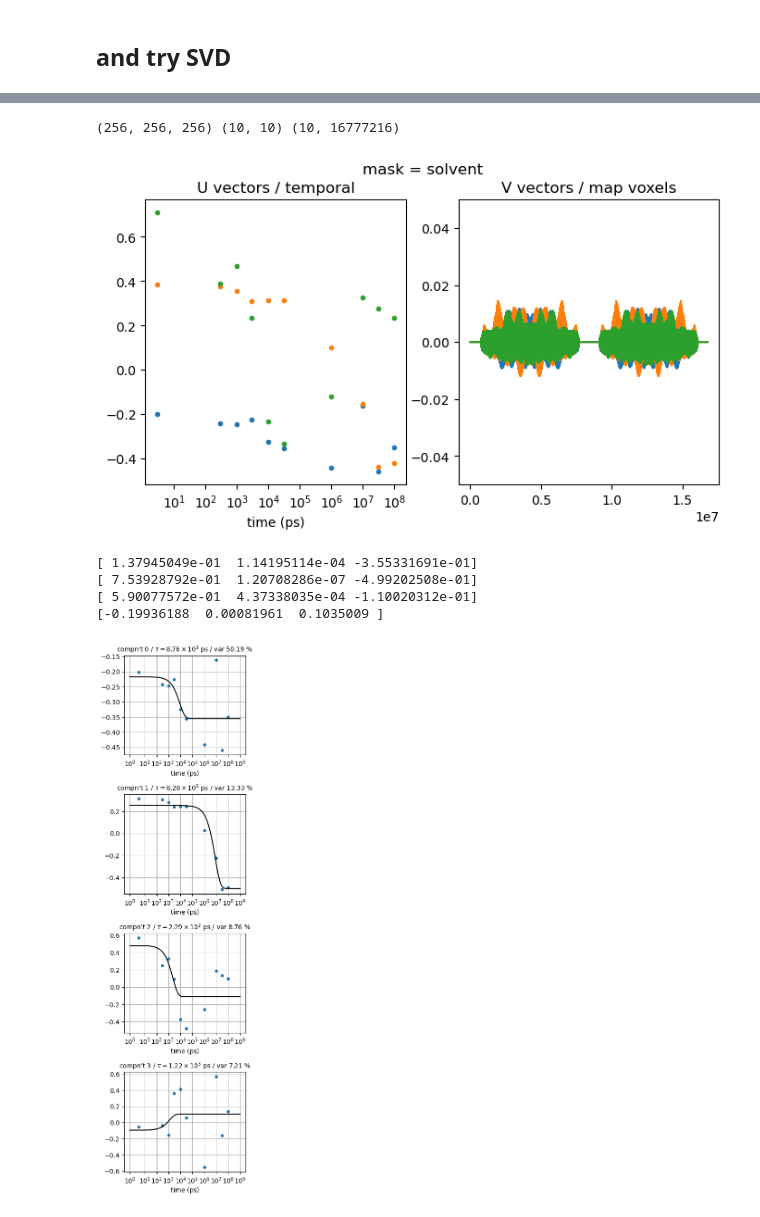
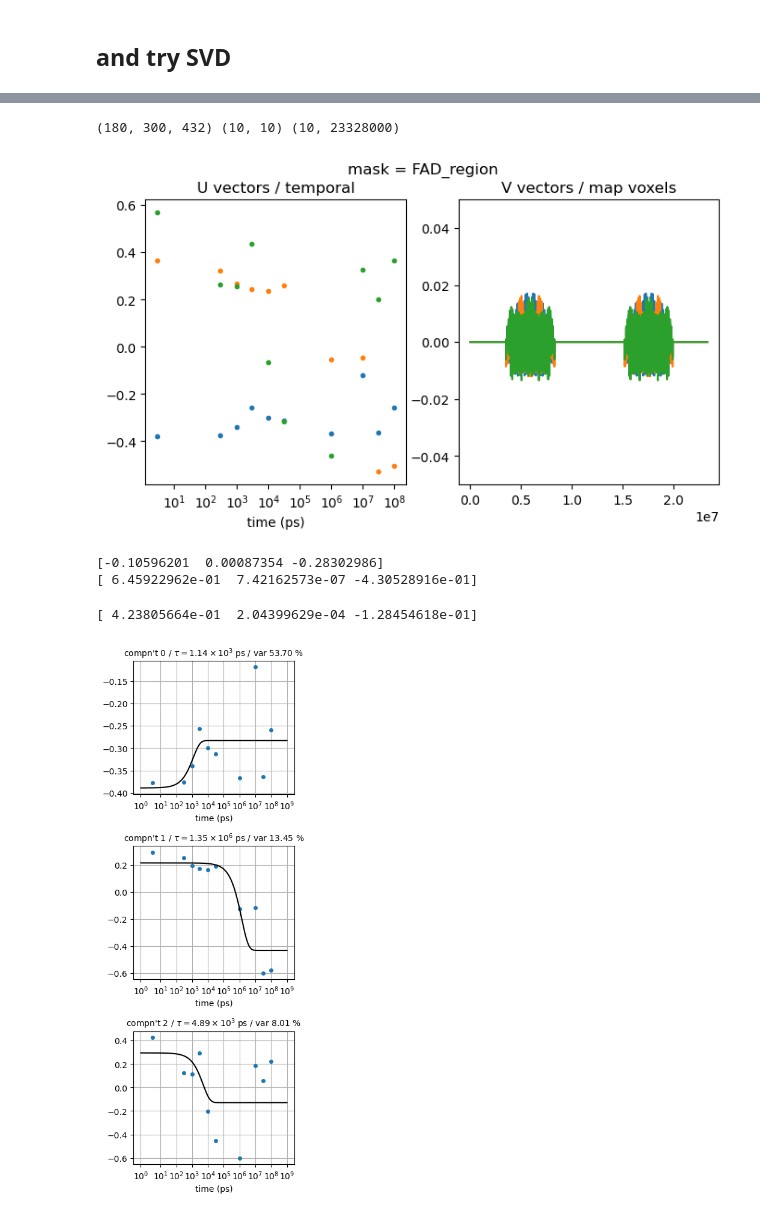
Before and after one commit to tjlane/mmcpd-p19638, a Jupyter notebook: svd.ipynb, the cells around one changed output, grey strips where cells are left out. Drawn from its saved outputs; the diff is of its cells as text; code cells hidden in the pictures.

```diff
--- a/svd.ipynb
+++ b/svd.ipynb
@@ -29,9 +29,9 @@ LOW_RES =   2.0
 HIGH_RES = 32.0
 
 #MASK = lambda map : map  ; MASK_NAME = 'none'
-MASK = lambda map : masks.mask_solvent(PDB, map)  ; MASK_NAME = 'solvent'
+#MASK = lambda map : masks.mask_solvent(PDB, map)  ; MASK_NAME = 'solvent'
 #MASK = masks.TT_chainA_region_only  ; MASK_NAME = 'TT_region'
-#MASK = masks.FDA_chainA_region_only  ; MASK_NAME = 'FAD_region'
+MASK = masks.FDA_chainA_region_only  ; MASK_NAME = 'FAD_region'
 #MASK = masks.FDA_and_TT_chainA_region_only  ; MASK_NAME = 'TT+FAD_region'
 
 STANDARDIZE = False # set map to zero mean, 1 std
@@ -52,16 +44,16 @@ STANDARDIZE = False # set map to zero mean, 1 std
 base_path = '/Users/tjlane/Desktop/PL-workshop/DEDs-svd/'
 
 timepoints = {
-         3.0 : '2p0_3ps_light_staraniso-merged-aniso_mkFoFo.mtz',
-       300.0 : '2p0_300ps_light_staraniso_correct-merged-aniso_mkFoFo.mtz',
-      1000.0 : '2p0_1ns_light_staraniso_1molASU_mkFoFo.mtz',
-      3000.0 : '2p0_3ns_LIGHT_1asu_staraniso-merged-aniso_mkFoFo.mtz',
-     10000.0 : '10ns_v6_mkFoFo.mtz',
-     30000.0 : '2p0_30ns_light_staraniso-merged-aniso_mkFoFo.mtz',
-   1000000.0 : '2p0_1us_light_staraniso-merged-aniso_mkFoFo.mtz',
-  10000000.0 : '2p0_10us_LIGHT_staraniso-merged-aniso_mkFoFo.mtz',
-  30000000.0 : '2p0_30us_light_staraniso-merged-aniso_mkFoFo.mtz',
- 100000000.0 : '2p0_100us_LIGHT_staraniso-merged-aniso_mkFoFo.mtz',
+         3.0 : 'ded-mtzs/2p0_3ps_light_staraniso-merged-aniso_mkFoFo.mtz',
+       300.0 : 'ded-mtzs/2p0_300ps_light_staraniso_correct-merged-aniso_mkFoFo.mtz',
+      1000.0 : 'ded-mtzs/2p0_1ns_light_staraniso_1molASU_mkFoFo.mtz',
+      3000.0 : 'ded-mtzs/2p0_3ns_LIGHT_1asu_staraniso-merged-aniso_mkFoFo.mtz',
+     10000.0 : 'ded-mtzs/10ns_v6_mkFoFo.mtz',
+     30000.0 : 'ded-mtzs/2p0_30ns_light_staraniso-merged-aniso_mkFoFo.mtz',
+   1000000.0 : 'ded-mtzs/2p0_1us_light_staraniso-merged-aniso_mkFoFo.mtz',
+  10000000.0 : 'ded-mtzs/2p0_10us_LIGHT_staraniso-merged-aniso_mkFoFo.mtz',
+  30000000.0 : 'ded-mtzs/2p0_30us_light_staraniso-merged-aniso_mkFoFo.mtz',
+ 100000000.0 : 'ded-mtzs/2p0_100us_LIGHT_staraniso-merged-aniso_mkFoFo.mtz',
 }
 
 for k in timepoints.keys():
@@ -87,7 +79,7 @@ for tp in tps:
     ds = cut_res(ds, LOW_RES, HIGH_RES)
 
     gemmi_mtz = ds.to_gemmi()
-    grid = gemmi_mtz.transform_f_phi_to_map('KFOFOWT', 'PHIKFOFOWT', exact_size=(256, 256, 256))
+    grid = gemmi_mtz.transform_f_phi_to_map('KFOFOWT', 'PHIKFOFOWT', exact_size=(180, 300, 432))
 
     map = np.array( MASK( grid ) )
     if STANDARDIZE:
@@ -143,14 +145,14 @@ plt.ylim([-0.05, 0.05])
 
 plt.show()
 # %% [output]
-(256, 256, 256) (10, 10) (10, 16777216)
+(180, 300, 432) (10, 10) (10, 23328000)
-[figure, old version]
+[figure, new version]
 # %%
 SAVE = True
-N_COMPONENTS = 4
+N_COMPONENTS = 3
 
 
-plt.figure(figsize=(3.5,15))
+plt.figure(figsize=(3.5,12))
 
 for component in range(N_COMPONENTS):
 
@@ -163,37 +165,36 @@ for component in range(N_COMPONENTS):
     p_opt, _ = curve_fit(expntl,  x,  y,  p0=(0.1, 1e-3, 0.0))
     print(p_opt)
 
     v_component = Vh[component,:].T
 
     # ---- plotting
 
     axL.plot(x, y, 'o', markersize=4)
     x_fine = np.logspace(0,9,1000)
     axL.plot(x_fine, expntl(x_fine, *p_opt), 'k')
 
     plt.title(
         r"compn't %d / $\tau = %s$ ps / var %.2f %%" % (component, latex_float(1.0 / p_opt[1]), explained_variance[component]),
         font={'size' : 10}
     )
     #plt.suptitle(f'mask = {MASK_NAME}')
     axL.set_xlabel('time (ps)')
     axL.set_xscale('symlog')
     axL.grid()
 
     if SAVE:
         svd_component_grid = gemmi.FloatGrid(-1.0 * v_component.reshape(MAP_SHAPE))
         masks.grid_to_PL_map(
             svd_component_grid,
-            f'svd_components/svd_mask{MASK_NAME}_comp{component}.ccp4'
+            base_path + f'svd_components/svd_mask{MASK_NAME}_comp{component}.ccp4'
         )
 
 plt.tight_layout()
 if SAVE:
-    plt.savefig('figures/svd_mask-%s.pdf' % MASK_NAME)
+    plt.savefig(base_path + 'figures/svd_mask-%s.pdf' % MASK_NAME)
 plt.show()
 # %% [output]
-[ 1.37945049e-01  1.14195114e-04 -3.55331691e-01]
-[ 7.53928792e-01  1.20708286e-07 -4.99202508e-01]
-[ 5.90077572e-01  4.37338035e-04 -1.10020312e-01]
-[-0.19936188  0.00081961  0.1035009 ]
+[-0.10596201  0.00087354 -0.28302986]
+[ 6.45922962e-01  7.42162573e-07 -4.30528916e-01]
+[ 4.23805664e-01  2.04399629e-04 -1.28454618e-01]
-[figure, old version]
+[figure, new version]
```
Also changed, not shown: parts of 3 cells of this notebook, 3 other files.
